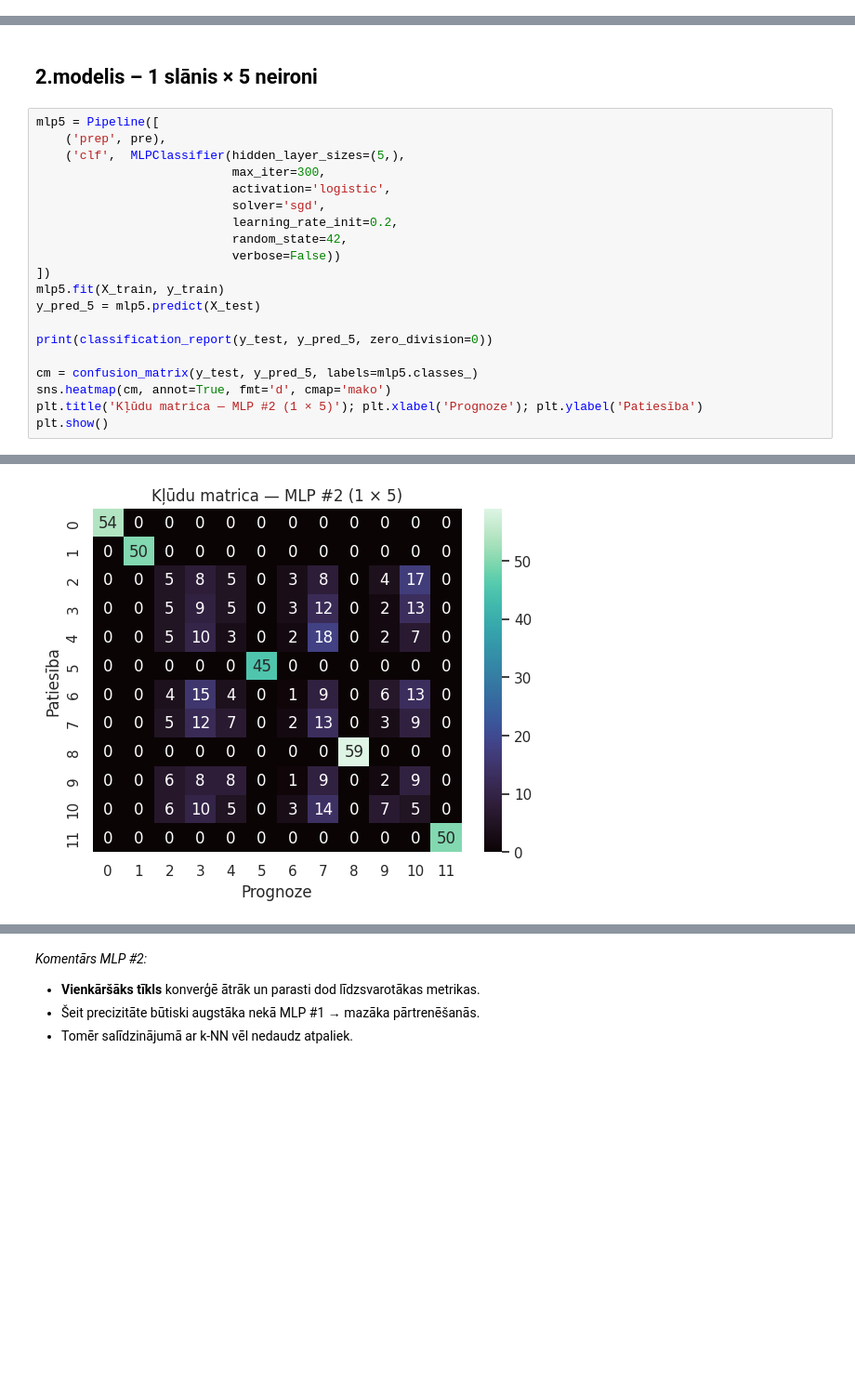
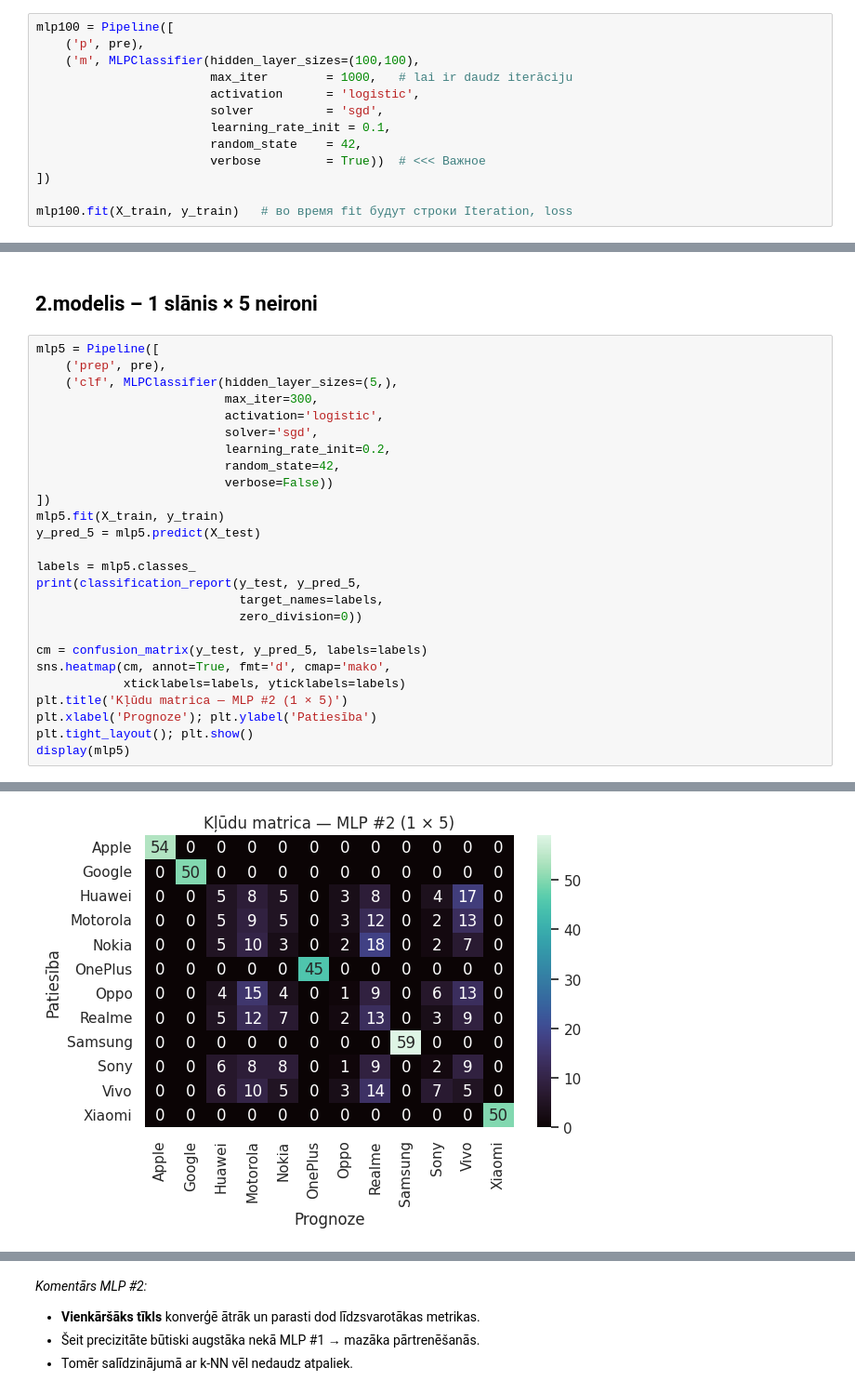
Before and after one commit to ArtjomsMustavinskis/PR2, a Jupyter notebook: mobile_supervised_ml_clean.ipynb, the cells around one changed output, grey strips where cells are left out. Shown at 93% size. Cells and saved outputs as stored; diff of their text form; blank space fills up the shorter version.

```diff
--- a/mobile_supervised_ml_clean.ipynb
+++ b/mobile_supervised_ml_clean.ipynb
@@ -525,3 +525,16 @@ print(f'Train: {X_train.shape},  Test: {X_test.shape}')
 Train: (1400, 9),  Test: (600, 9)
 # %% [markdown]
 ## 1modelis – 2 slāņi × 100 neironi katrā
+# %%
+mlp100 = Pipeline([
+    ('p', pre),
+    ('m', MLPClassifier(hidden_layer_sizes=(100,100),
+                        max_iter        = 1000,   # lai ir daudz iterāciju
+                        activation      = 'logistic',
+                        solver          = 'sgd',
+                        learning_rate_init = 0.1,
+                        random_state    = 42,
+                        verbose         = True))  # <<< Важное
+])
+
+mlp100.fit(X_train, y_train)   # во время fit будут строки Iteration, loss
@@ -575,40 +625,46 @@ weighted avg       0.51      0.52      0.51       600
 # %%
 mlp5 = Pipeline([
     ('prep', pre),
-    ('clf',  MLPClassifier(hidden_layer_sizes=(5,),
-                           max_iter=300,
-                           activation='logistic',
-                           solver='sgd',
-                           learning_rate_init=0.2,
-                           random_state=42,
-                           verbose=False))
+    ('clf', MLPClassifier(hidden_layer_sizes=(5,),
+                          max_iter=300,
+                          activation='logistic',
+                          solver='sgd',
+                          learning_rate_init=0.2,
+                          random_state=42,
+                          verbose=False))
 ])
 mlp5.fit(X_train, y_train)
 y_pred_5 = mlp5.predict(X_test)
 
-print(classification_report(y_test, y_pred_5, zero_division=0))
+labels = mlp5.classes_
+print(classification_report(y_test, y_pred_5,
+                            target_names=labels,
+                            zero_division=0))
 
-cm = confusion_matrix(y_test, y_pred_5, labels=mlp5.classes_)
-sns.heatmap(cm, annot=True, fmt='d', cmap='mako')
-plt.title('Kļūdu matrica — MLP #2 (1 × 5)'); plt.xlabel('Prognoze'); plt.ylabel('Patiesība')
-plt.show()
+cm = confusion_matrix(y_test, y_pred_5, labels=labels)
+sns.heatmap(cm, annot=True, fmt='d', cmap='mako',
+            xticklabels=labels, yticklabels=labels)
+plt.title('Kļūdu matrica — MLP #2 (1 × 5)')
+plt.xlabel('Prognoze'); plt.ylabel('Patiesība')
+plt.tight_layout(); plt.show()
+display(mlp5)
 # %% [output]
               precision    recall  f1-score   support
 
        Apple       1.00      1.00      1.00        54
       Google       1.00      1.00      1.00        50
       Huawei       0.14      0.10      0.12        50
     Motorola       0.12      0.18      0.15        49
        Nokia       0.08      0.06      0.07        47
      OnePlus       1.00      1.00      1.00        45
         Oppo       0.07      0.02      0.03        52
       Realme       0.16      0.25      0.19        51
      Samsung       1.00      1.00      1.00        59
         Sony       0.08      0.05      0.06        43
         Vivo       0.07      0.10      0.08        50
       Xiaomi       1.00      1.00      1.00        50
 
     accuracy                           0.49       600
    macro avg       0.48      0.48      0.47       600
 weighted avg       0.49      0.49      0.49       600
-[figure, old version]
+[figure, new version]
```
Also changed, not shown: parts of 4 cells of this notebook.
